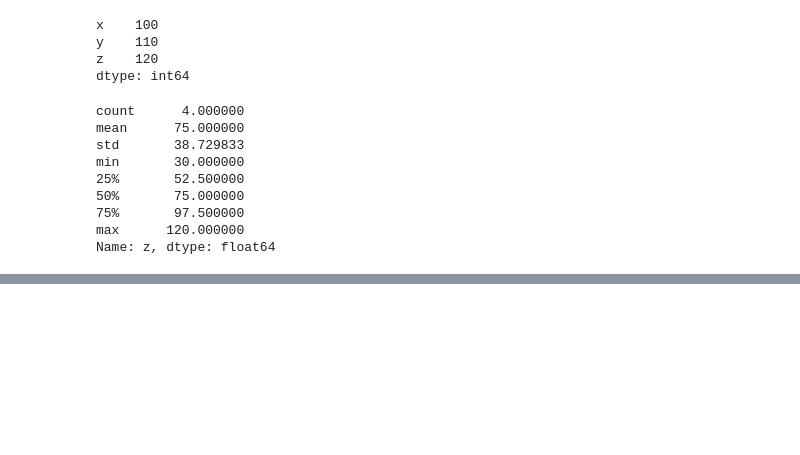
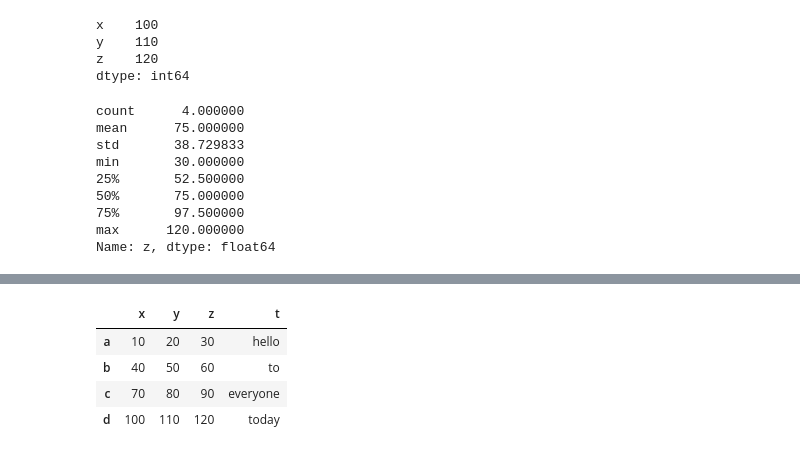
Before and after one commit to reuven/OReilly-PythonData-2026-06, a Jupyter notebook: OReilly-PythonData-2026-06-15.ipynb, the cells around one changed output, grey strips where cells are left out. Cells and saved outputs as stored; diff of their text form; code cells hidden in the pictures; blank space fills up the shorter version.

```diff
--- a/OReilly-PythonData-2026-06-15.ipynb
+++ b/OReilly-PythonData-2026-06-15.ipynb
@@ -524,0 +545,11 @@ Name: z, dtype: float64
+# %%
+# add a new column!
+
+df['t'] = ['hello', 'to', 'everyone', 'today']
+df
+# %% [output]
+|  | x | y | z | t |
+| a | 10 | 20 | 30 | hello |
+| b | 40 | 50 | 60 | to |
+| c | 70 | 80 | 90 | everyone |
+| d | 100 | 110 | 120 | today |
```
Also changed, not shown: parts of 3 cells of this notebook.
